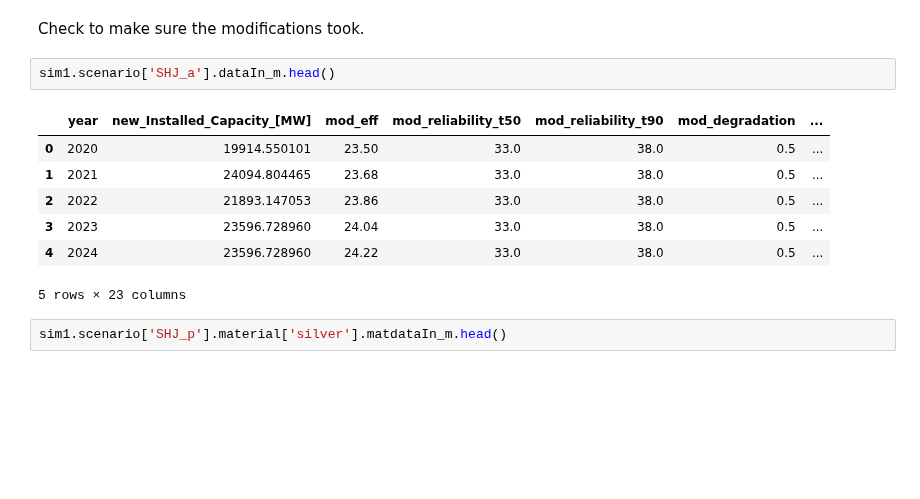
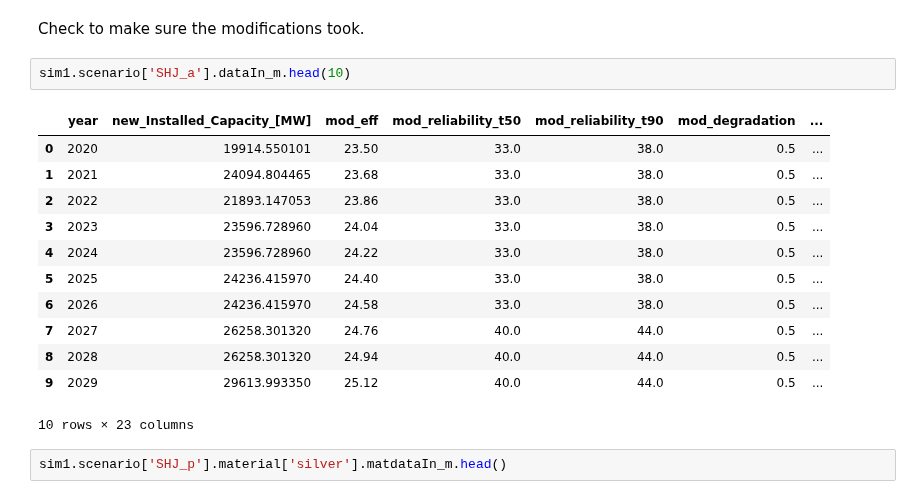
Before and after one commit to NREL/PV_ICE, a Jupyter notebook: docs/tutorials/16 - PERC vs SHJ vs TOPCon.ipynb, the cells around one changed output. Cells and saved outputs as stored; diff of their text form; blank space fills up the shorter version.

```diff
--- a/docs/tutorials/16 - PERC vs SHJ vs TOPCon.ipynb
+++ b/docs/tutorials/16 - PERC vs SHJ vs TOPCon.ipynb
@@ -316,15 +316,20 @@ for scen in scennames:
 # %% [markdown]
 Check to make sure the modifications took.
 # %%
-sim1.scenario['SHJ_a'].dataIn_m.head()
+sim1.scenario['SHJ_a'].dataIn_m.head(10)
 # %% [output]
 |  | year | new_Installed_Capacity_[MW] | mod_eff | mod_reliability_t50 | mod_reliability_t90 | mod_degradation | ... |
 | 0 | 2020 | 19914.550101 | 23.50 | 33.0 | 38.0 | 0.5 | ... |
 | 1 | 2021 | 24094.804465 | 23.68 | 33.0 | 38.0 | 0.5 | ... |
 | 2 | 2022 | 21893.147053 | 23.86 | 33.0 | 38.0 | 0.5 | ... |
 | 3 | 2023 | 23596.728960 | 24.04 | 33.0 | 38.0 | 0.5 | ... |
 | 4 | 2024 | 23596.728960 | 24.22 | 33.0 | 38.0 | 0.5 | ... |
+| 5 | 2025 | 24236.415970 | 24.40 | 33.0 | 38.0 | 0.5 | ... |
+| 6 | 2026 | 24236.415970 | 24.58 | 33.0 | 38.0 | 0.5 | ... |
+| 7 | 2027 | 26258.301320 | 24.76 | 40.0 | 44.0 | 0.5 | ... |
+| 8 | 2028 | 26258.301320 | 24.94 | 40.0 | 44.0 | 0.5 | ... |
+| 9 | 2029 | 29613.993350 | 25.12 | 40.0 | 44.0 | 0.5 | ... |
-5 rows × 23 columns
+10 rows × 23 columns
 # %%
 sim1.scenario['SHJ_p'].material['silver'].matdataIn_m.head()
 # %% [output]
```
Also changed, not shown: parts of 30 cells of this notebook, 2 other files.
